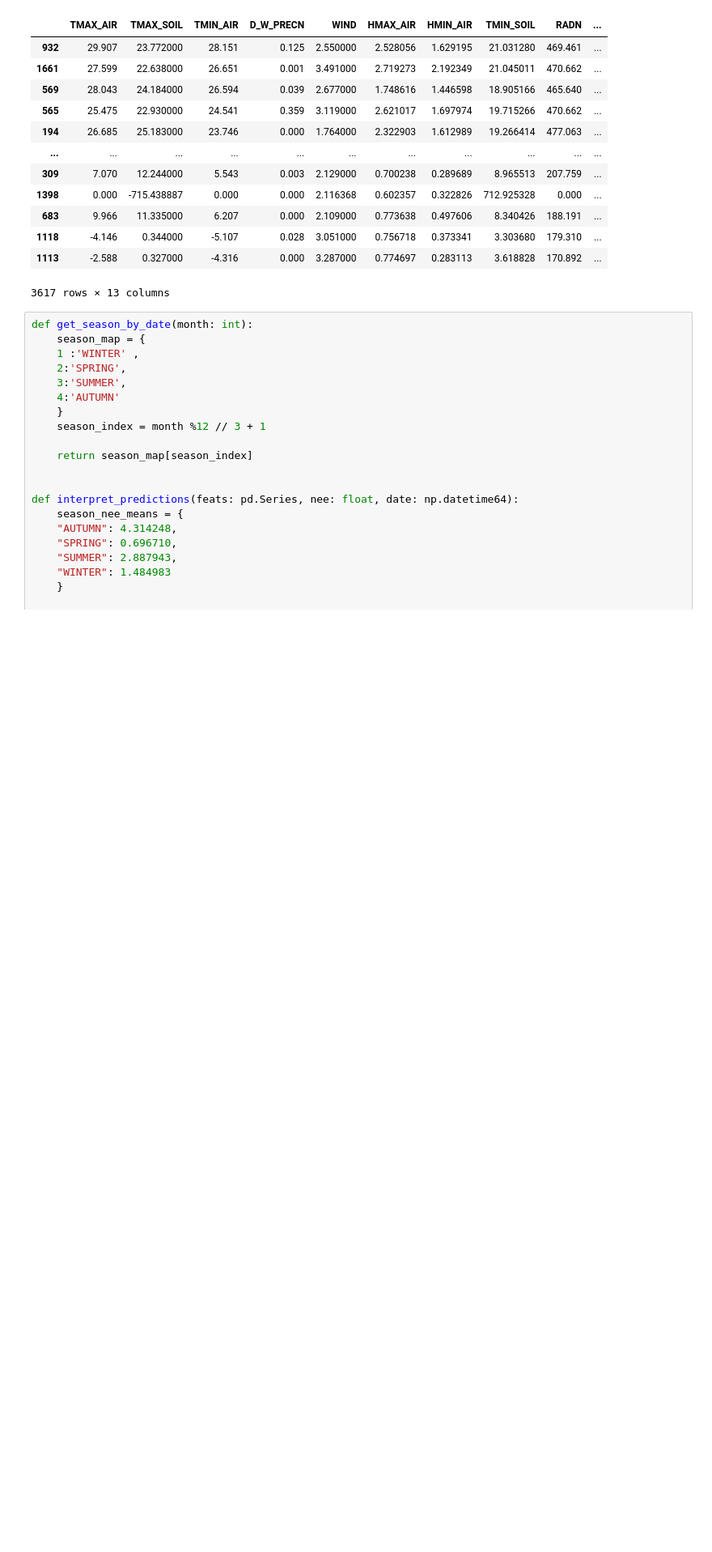
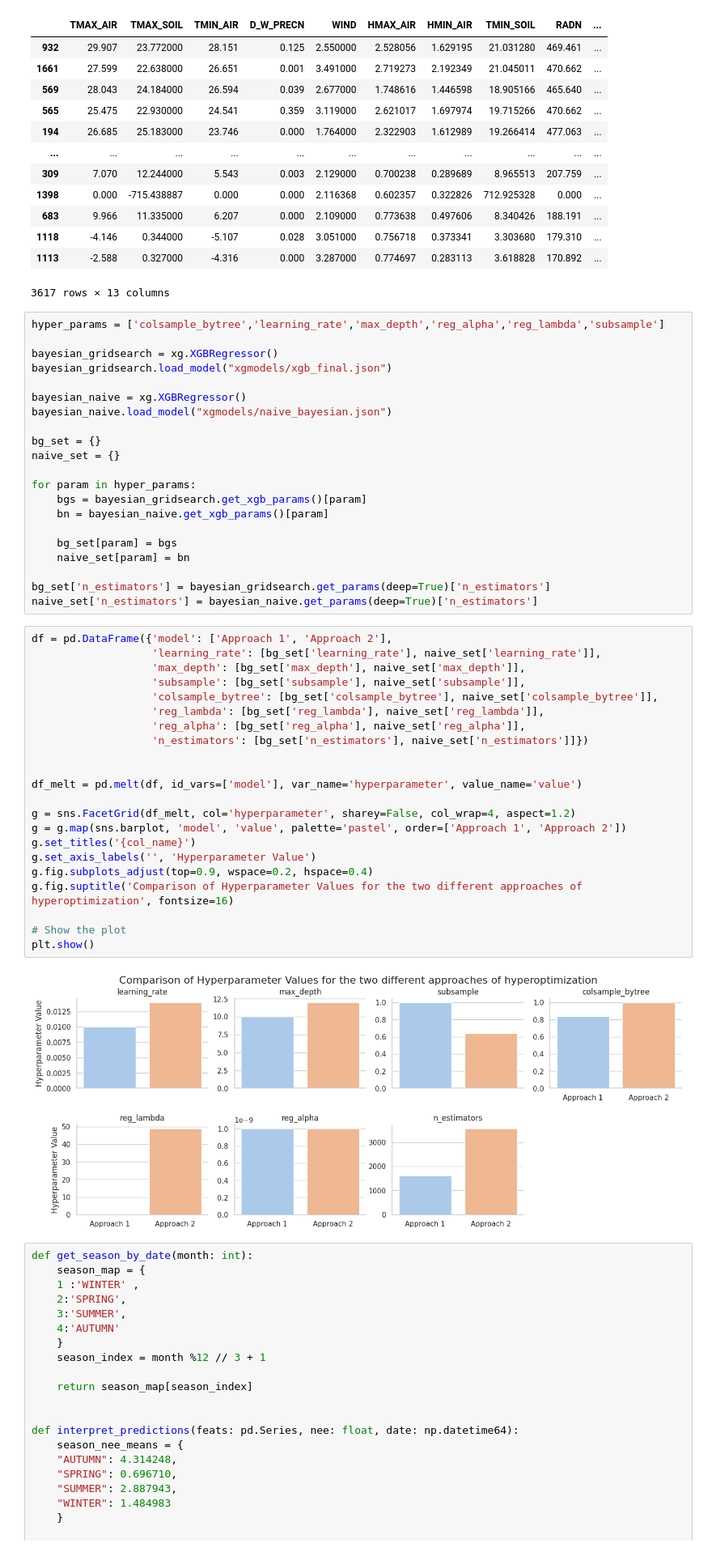
Before and after one commit to DinisDimitris/Net-ecosystem-exchange-Quantification, a Jupyter notebook: XgRegression.ipynb, the cells around one changed output. Shown at 81% size. Drawn from its saved outputs; the diff is of its cells as text; blank space fills up the shorter version.

Commit message:
hyper param comparison

```diff
--- a/XgRegression.ipynb
+++ b/XgRegression.ipynb
@@ -228,6 +209,51 @@ res.sort_values(by=['PRED'], ascending=False)
 | 1118 | -4.146 | 0.344000 | -5.107 | 0.028 | 3.051000 | 0.756718 | 0.373341 | 3.303680 | 179.310 | ... |
 | 1113 | -2.588 | 0.327000 | -4.316 | 0.000 | 3.287000 | 0.774697 | 0.283113 | 3.618828 | 170.892 | ... |
 3617 rows × 13 columns
+# %%
+hyper_params = ['colsample_bytree','learning_rate','max_depth','reg_alpha','reg_lambda','subsample']
+
+bayesian_gridsearch = xg.XGBRegressor()
+bayesian_gridsearch.load_model("xgmodels/xgb_final.json")
+
+bayesian_naive = xg.XGBRegressor()
+bayesian_naive.load_model("xgmodels/naive_bayesian.json")
+
+bg_set = {}
+naive_set = {}
+
+for param in hyper_params:
+    bgs = bayesian_gridsearch.get_xgb_params()[param]
+    bn = bayesian_naive.get_xgb_params()[param]
+
+    bg_set[param] = bgs
+    naive_set[param] = bn
+
+bg_set['n_estimators'] = bayesian_gridsearch.get_params(deep=True)['n_estimators']
+naive_set['n_estimators'] = bayesian_naive.get_params(deep=True)['n_estimators']
+# %%
+df = pd.DataFrame({'model': ['Approach 1', 'Approach 2'],
+                   'learning_rate': [bg_set['learning_rate'], naive_set['learning_rate']],
+                   'max_depth': [bg_set['max_depth'], naive_set['max_depth']],
+                   'subsample': [bg_set['subsample'], naive_set['subsample']],
+                   'colsample_bytree': [bg_set['colsample_bytree'], naive_set['colsample_bytree']],
+                   'reg_lambda': [bg_set['reg_lambda'], naive_set['reg_lambda']],
+                   'reg_alpha': [bg_set['reg_alpha'], naive_set['reg_alpha']],
+                   'n_estimators': [bg_set['n_estimators'], naive_set['n_estimators']]})
+
+
+df_melt = pd.melt(df, id_vars=['model'], var_name='hyperparameter', value_name='value')
+
+g = sns.FacetGrid(df_melt, col='hyperparameter', sharey=False, col_wrap=4, aspect=1.2)
+g = g.map(sns.barplot, 'model', 'value', palette='pastel', order=['Approach 1', 'Approach 2'])
+g.set_titles('{col_name}')
+g.set_axis_labels('', 'Hyperparameter Value')
+g.fig.subplots_adjust(top=0.9, wspace=0.2, hspace=0.4)
+g.fig.suptitle('Comparison of Hyperparameter Values for the two different approaches of hyperoptimization', fontsize=16)
+
+# Show the plot
+plt.show()
+# %% [output]
+[figure, added]
 # %%
 def get_season_by_date(month: int):
     season_map = {
```
Also changed, not shown: parts of 8 cells of this notebook, 6 other files.
